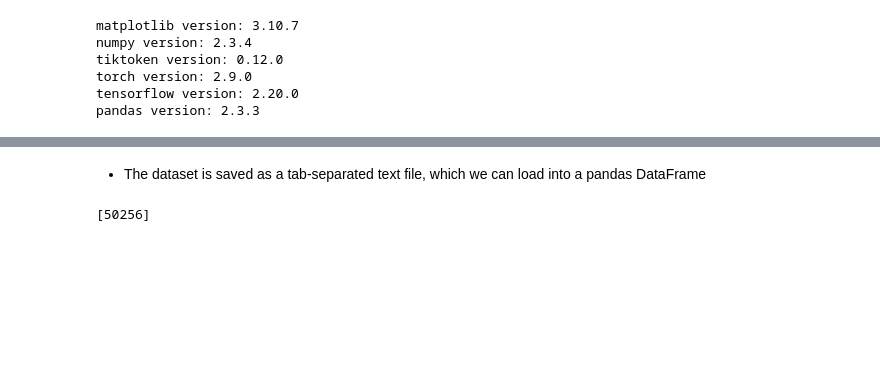
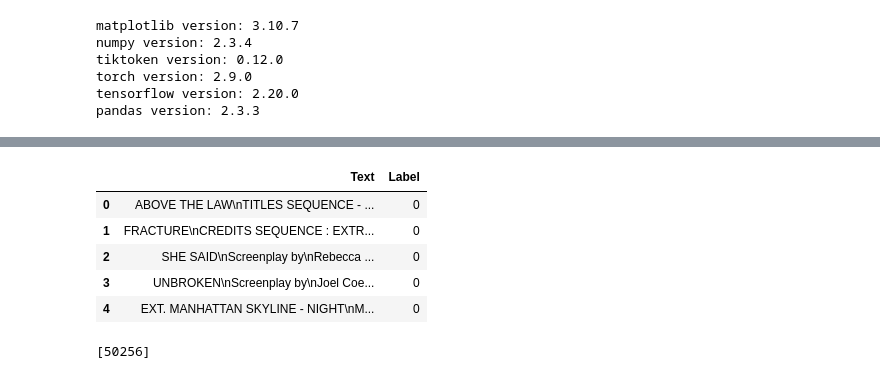
Before and after one commit to minsun-ss/recurse-pairing, a Jupyter notebook: ch06.ipynb, the cells around one changed output, grey strips where cells are left out. Drawn from its saved outputs; the diff is of its cells as text; code cells hidden in the pictures; blank space fills up the shorter version.

```diff
--- a/ch06.ipynb
+++ b/ch06.ipynb
@@ -121,5 +22,3 @@ sms_spam_collection/SMSSpamCollection.tsv already exists. Skipping download and
-# %% [markdown]
-- The dataset is saved as a tab-separated text file, which we can load into a pandas DataFrame
 # %%
 import pandas as pd
 
@@ -127,6 +25,15 @@ import pandas as pd
 train_df = pd.read_parquet("data/train_clean.parquet")[["script_clean", "nominated"]].rename(columns={"script_clean": "Text", "nominated": "Label"})
 test_df = pd.read_parquet("data/test_clean.parquet")[["script_clean", "nominated"]].rename(columns={"script_clean": "Text", "nominated": "Label"})
 val_df = pd.read_parquet("data/val_clean.parquet")[["script_clean", "nominated"]].rename(columns={"script_clean": "Text", "nominated": "Label"})
+# %%
+train_df.head()
+# %% [output]
+|  | Text | Label |
+| 0 | ABOVE THE LAW\nTITLES SEQUENCE - ... | 0 |
+| 1 | FRACTURE\nCREDITS SEQUENCE : EXTR... | 0 |
+| 2 | SHE SAID\nScreenplay by\nRebecca ... | 0 |
+| 3 | UNBROKEN\nScreenplay by\nJoel Coe... | 0 |
+| 4 | EXT. MANHATTAN SKYLINE - NIGHT\nM... | 0 |
 # %%
 
 train_df.to_csv("train.csv", index=None)
```
Also changed, not shown: parts of 14 cells of this notebook.
